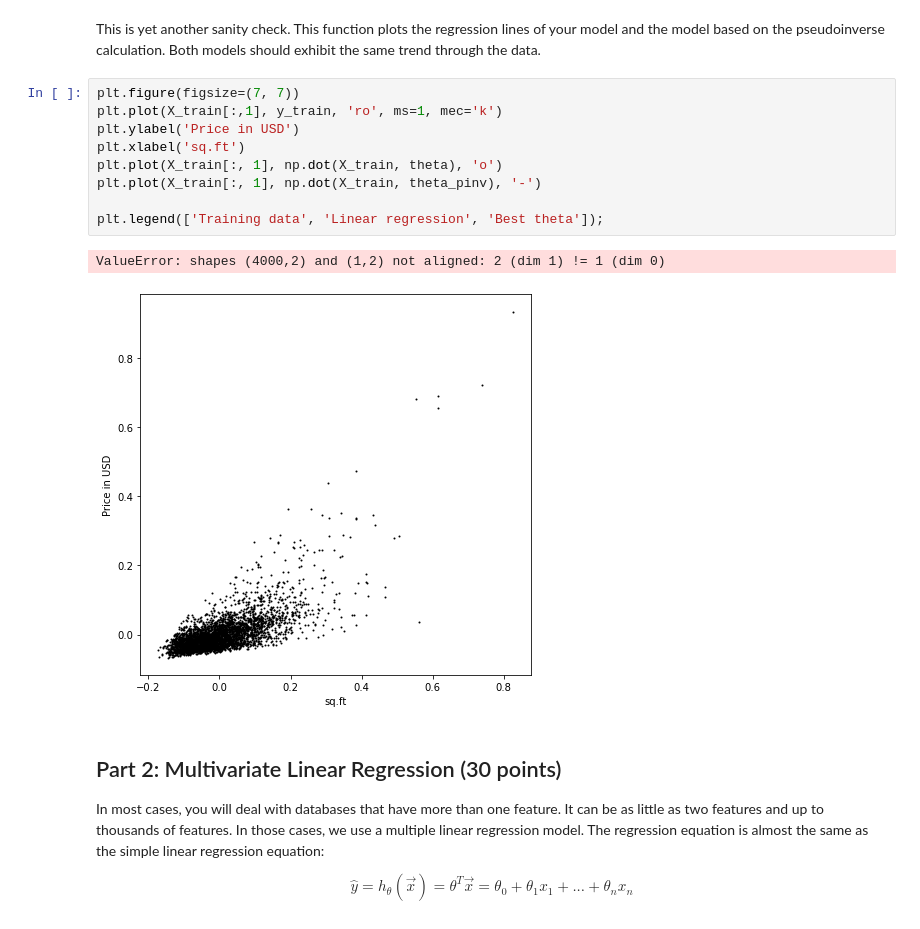
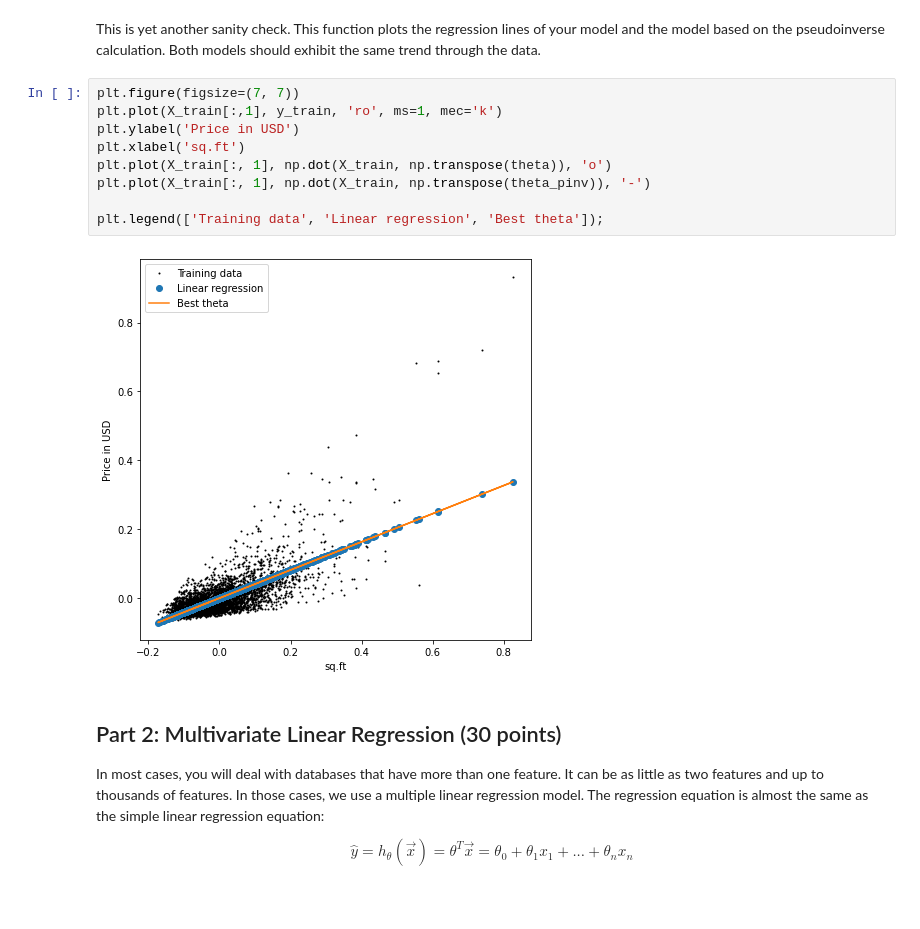
Before and after one commit to RoyR-IDC/MachineLearningFromData, a Jupyter notebook: HW1/hwa1.ipynb, the cells around one changed output. Saved outputs shown, nothing was run; the diff lists cells and outputs as text.

```diff
--- a/HW1/hwa1.ipynb
+++ b/HW1/hwa1.ipynb
@@ -510,15 +510,14 @@ This is yet another sanity check. This function plots the regression lines of yo
 # %%
 plt.figure(figsize=(7, 7))
 plt.plot(X_train[:,1], y_train, 'ro', ms=1, mec='k')
 plt.ylabel('Price in USD')
 plt.xlabel('sq.ft')
-plt.plot(X_train[:, 1], np.dot(X_train, theta), 'o')
-plt.plot(X_train[:, 1], np.dot(X_train, theta_pinv), '-')
+plt.plot(X_train[:, 1], np.dot(X_train, np.transpose(theta)), 'o')
+plt.plot(X_train[:, 1], np.dot(X_train, np.transpose(theta_pinv)), '-')
 
 plt.legend(['Training data', 'Linear regression', 'Best theta']);
 # %% [output]
-ValueError: shapes (4000,2) and (1,2) not aligned: 2 (dim 1) != 1 (dim 0)
-[figure, old version]
+[figure, new version]
 # %% [markdown]
 ## Part 2: Multivariate Linear Regression (30 points)
 
```
Also changed, not shown: parts of 3 cells of this notebook.
